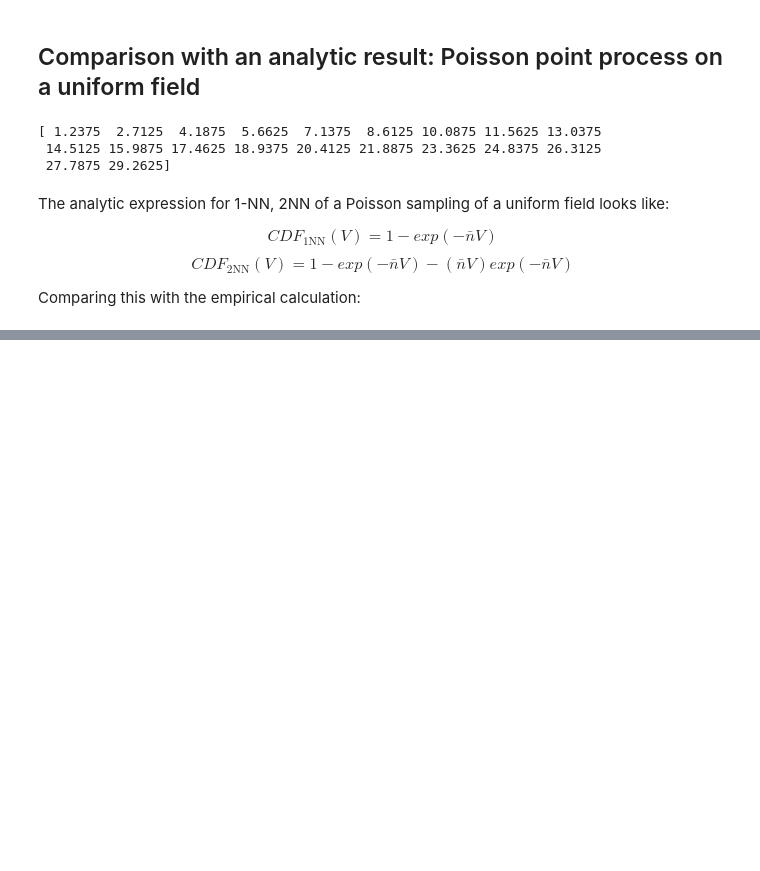
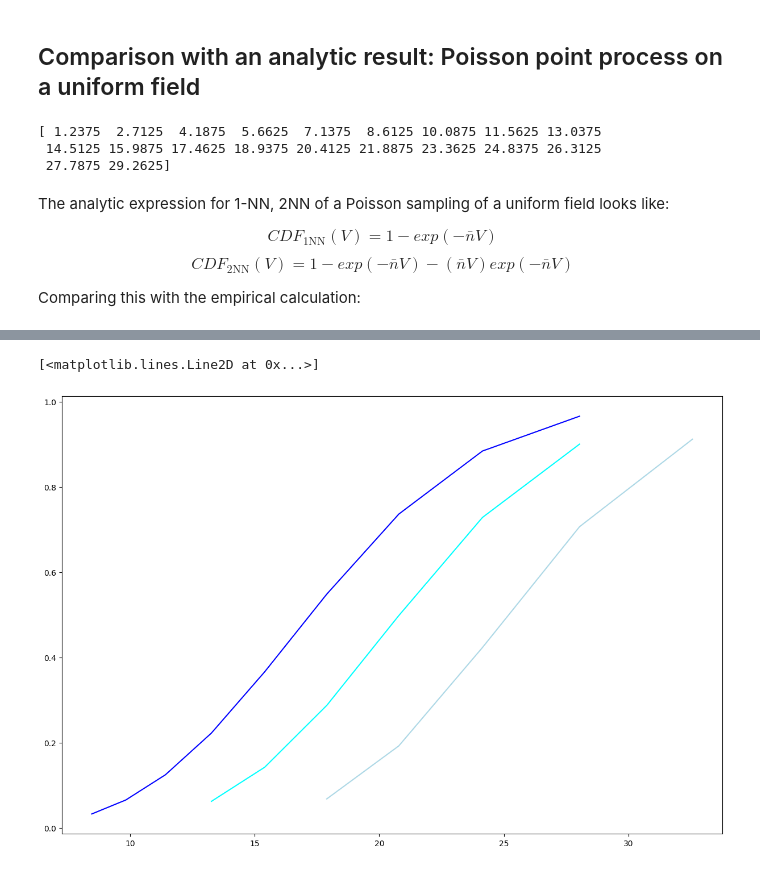
Before and after one commit to vikhyat108/kNNpy, a Jupyter notebook: kNN_ASMR/kNN_3D/Tests_Anargha_kNN3D.ipynb, the cells around one changed output, grey strips where cells are left out. Saved outputs shown, nothing was run; the diff lists cells and outputs as text; code cells hidden in the pictures; blank space fills up the shorter version.

```diff
--- a/kNN_ASMR/kNN_3D/Tests_Anargha_kNN3D.ipynb
+++ b/kNN_ASMR/kNN_3D/Tests_Anargha_kNN3D.ipynb
@@ -1461,0 +726,9 @@ total time taken: 4.51e+00 s.
+# %%
+
+plt.figure(figsize=(15,10))
+plt.plot(binrad[mask1], joint[0][mask1], linestyle="-", color="blue", label=r"$1$-NN joint CDF")
+plt.plot(binrad[mask2], joint[1][mask2], linestyle="-", color="cyan", label=r"$2$-NN joint CDF")
+plt.plot(binrad[mask4], joint[2][mask4], linestyle="-", color="lightblue", label=r"$4$-NN joint CDF")
+# %% [output]
+[<matplotlib.lines.Line2D at 0x...>]
+[figure, added]
```
Also changed, not shown: parts of 29 cells of this notebook, 2 other files.
